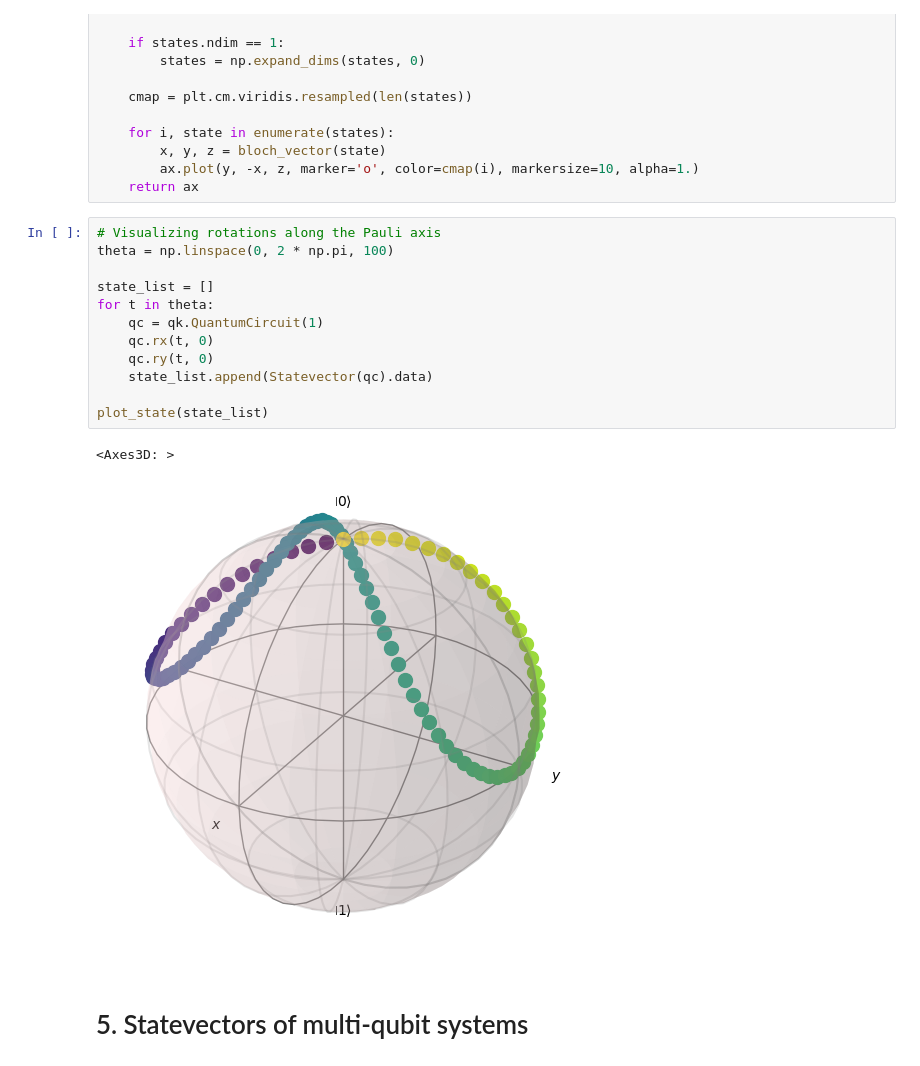
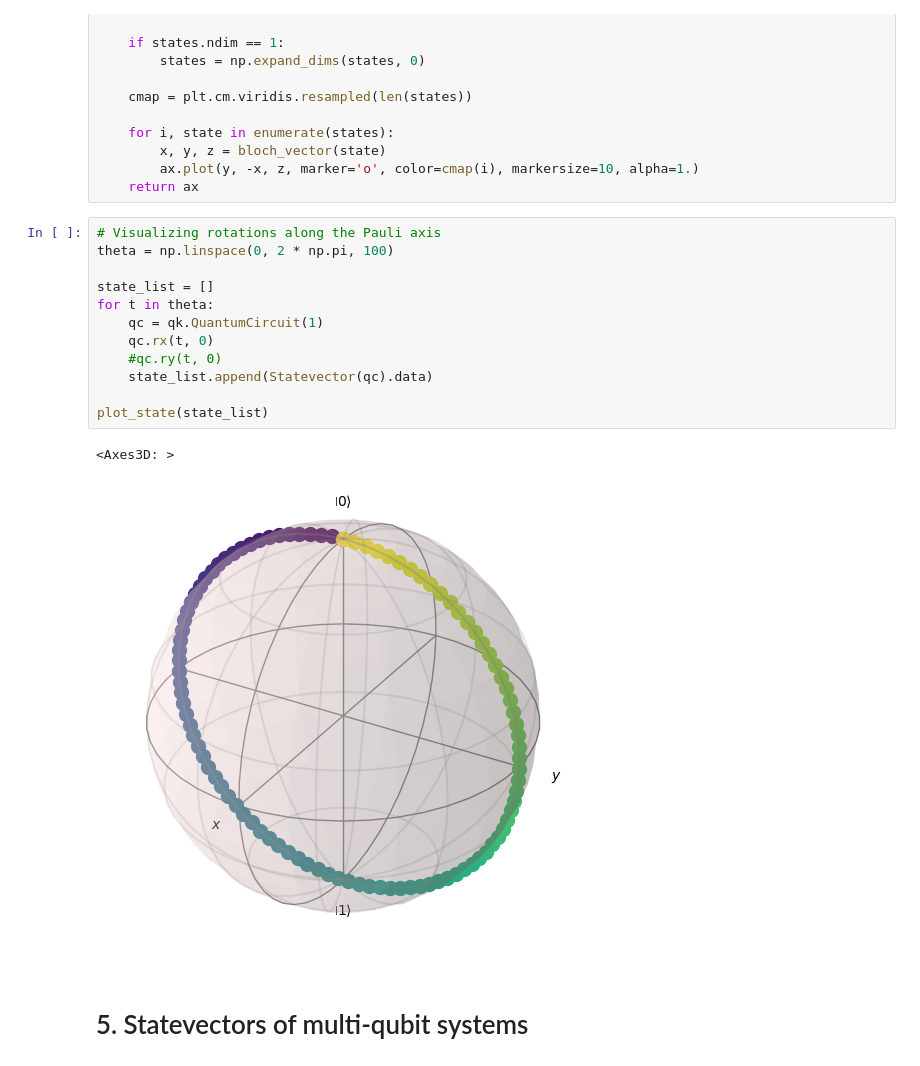
Before and after one commit to stfnmangini/handsonqc_genova2025, a Jupyter notebook: HandsOnQC.ipynb, the cells around one changed output. Cells and saved outputs as stored; diff of their text form.

```diff
--- a/HandsOnQC.ipynb
+++ b/HandsOnQC.ipynb
@@ -184,18 +184,18 @@ def plot_state(states, ax = None):
 # %%
 # Visualizing rotations along the Pauli axis
 theta = np.linspace(0, 2 * np.pi, 100)
 
 state_list = []
 for t in theta:
     qc = qk.QuantumCircuit(1)
     qc.rx(t, 0)
-    qc.ry(t, 0)
+    #qc.ry(t, 0)
     state_list.append(Statevector(qc).data)
 
 plot_state(state_list)
 # %% [output]
 <Axes3D: >
-[figure, old version]
+[figure, new version]
 # %% [markdown]
 # 5. Statevectors of multi-qubit systems
 # %%
```
Also changed, not shown: parts of 4 cells of this notebook, 2 other files.
